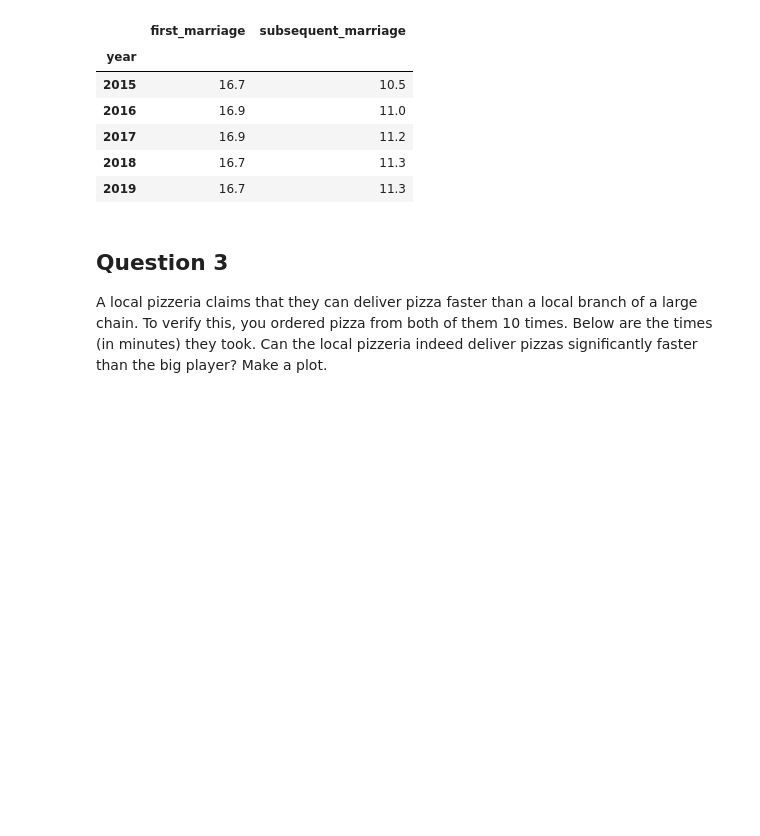
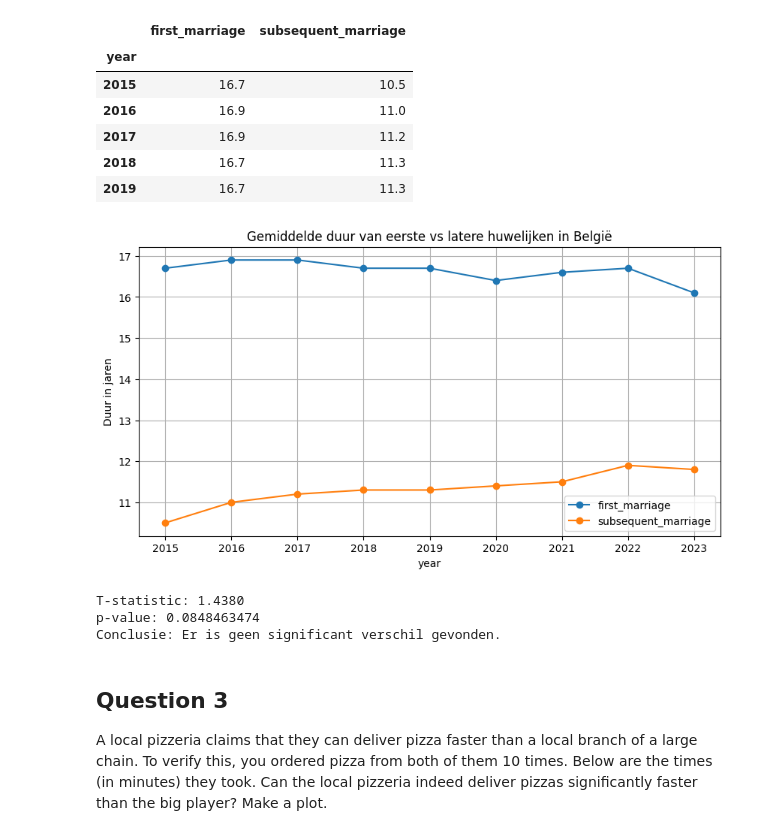
Before and after one commit to Seppevo/dsai-labs, a Jupyter notebook: 5-bivariate-qual-quant/lab_5_5_Example_Exam_Questions_ipynb.ipynb, the cells around one changed output. Saved outputs shown, nothing was run; the diff lists cells and outputs as text; code cells hidden in the pictures; blank space fills up the shorter version.

```diff
--- a/5-bivariate-qual-quant/lab_5_5_Example_Exam_Questions_ipynb.ipynb
+++ b/5-bivariate-qual-quant/lab_5_5_Example_Exam_Questions_ipynb.ipynb
@@ -63,6 +111,27 @@ divorces.head()
 | 2017 | 16.9 | 11.2 |
 | 2018 | 16.7 | 11.3 |
 | 2019 | 16.7 | 11.3 |
+# %%
+divorces.plot(kind='line', marker='o', figsize=(10, 5))
+plt.title('Gemiddelde duur van eerste vs latere huwelijken in België')
+plt.ylabel('Duur in jaren')
+plt.grid(True)
+plt.show()
+# %% [output]
+[figure, added]
+# %%
+stats.ttest_rel(divorces['first_marriage'], divorces['subsequent_marriage'])
+print(f"T-statistic: {t_stat:.4f}")
+print(f"p-value: {p_val:.10f}")
+
+if p_val < 0.05:
+    print("Conclusie: Het verschil is statistisch significant.")
+else:
+    print("Conclusie: Er is geen significant verschil gevonden.")
+# %% [output]
+T-statistic: 1.4380
+p-value: 0.0848463474
+Conclusie: Er is geen significant verschil gevonden.
 # %% [markdown]
 ## Question 3
 A local pizzeria claims that they can deliver pizza faster than a local branch of a large chain. To verify this, you ordered pizza from both of them 10 times. Below are the times (in minutes) they took. Can the local pizzeria indeed deliver pizzas significantly faster than the big player? Make a plot.
```
Also changed, not shown: parts of 5 cells of this notebook, 15 other files.
